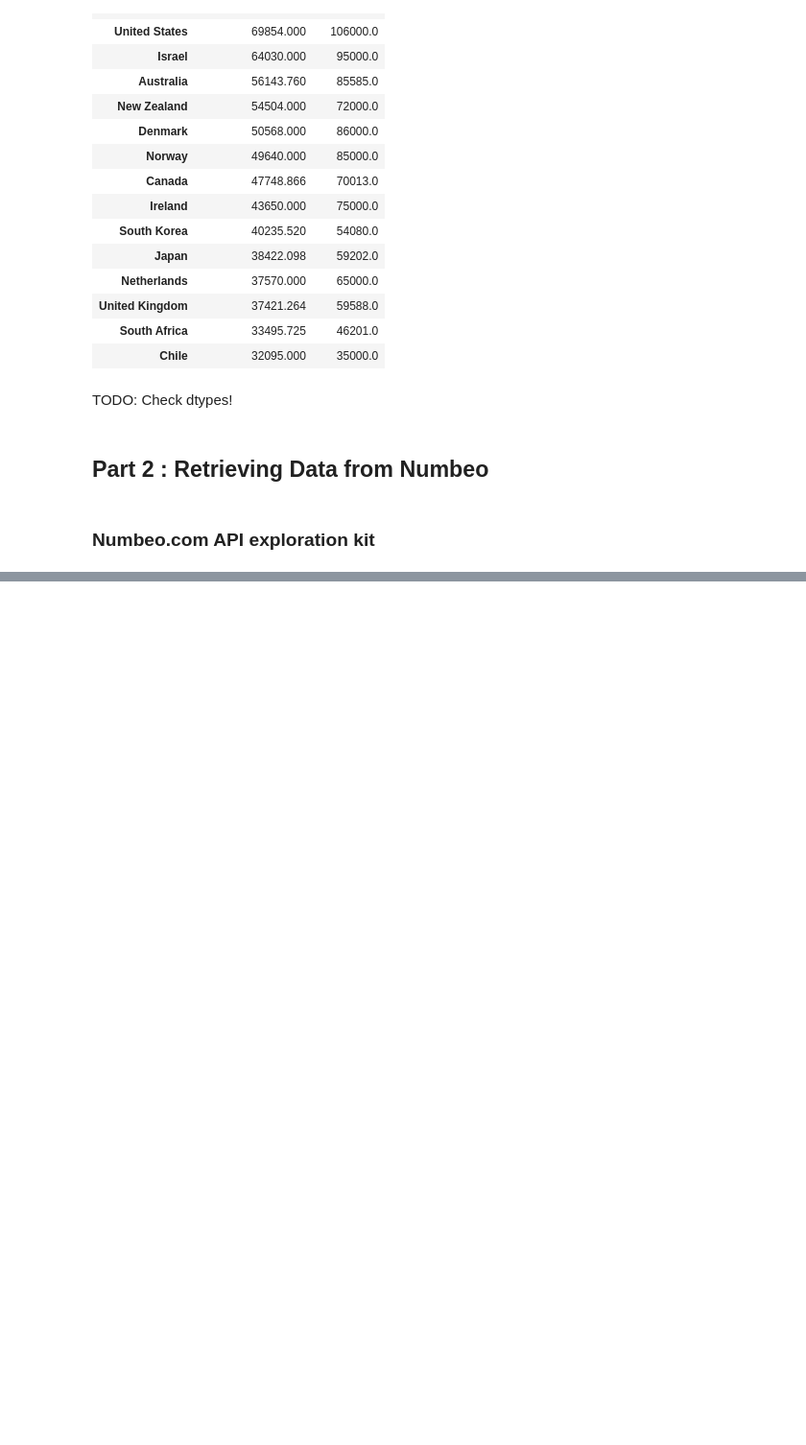
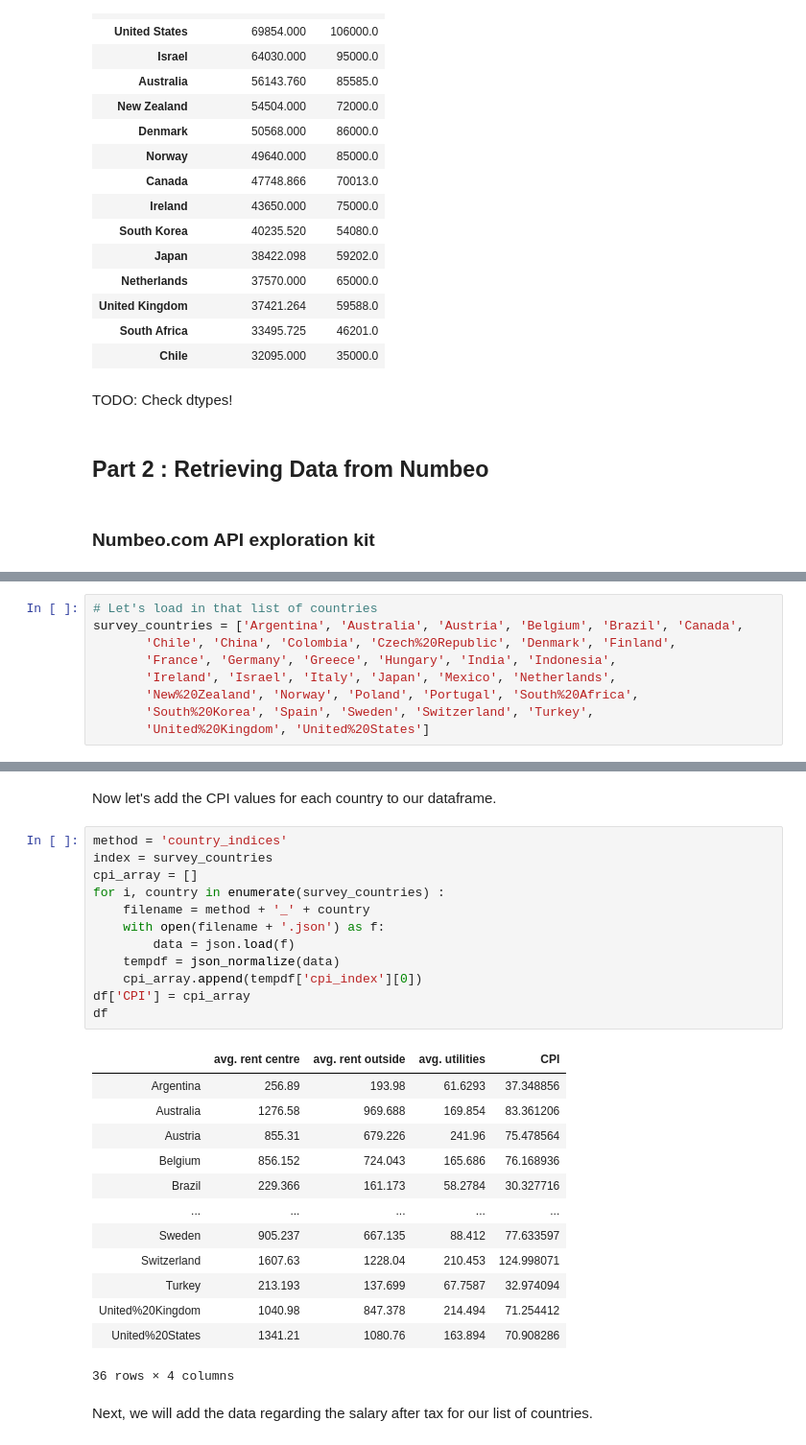
Before and after one commit to hendrikbaacke/Data-Madness, a Jupyter notebook: Income_and_Living_Prices__Data_Madness.ipynb, the cells around one changed output, grey strips where cells are left out. Shown: that part at 96% size. Drawn from its saved outputs; the diff is of its cells as text; blank space fills up the shorter version.

```diff
--- a/Income_and_Living_Prices__Data_Madness.ipynb
+++ b/Income_and_Living_Prices__Data_Madness.ipynb
@@ -854,0 +769,9 @@ Germany
+# %%
+# Let's load in that list of countries
+survey_countries = ['Argentina', 'Australia', 'Austria', 'Belgium', 'Brazil', 'Canada',
+       'Chile', 'China', 'Colombia', 'Czech%20Republic', 'Denmark', 'Finland',
+       'France', 'Germany', 'Greece', 'Hungary', 'India', 'Indonesia',
+       'Ireland', 'Israel', 'Italy', 'Japan', 'Mexico', 'Netherlands',
+       'New%20Zealand', 'Norway', 'Poland', 'Portugal', 'South%20Africa',
+       'South%20Korea', 'Spain', 'Sweden', 'Switzerland', 'Turkey',
+       'United%20Kingdom', 'United%20States']
@@ -854,0 +865,30 @@ Germany
+# %% [markdown]
+Now let's add the CPI values for each country to our dataframe.
+# %%
+method = 'country_indices'
+index = survey_countries
+cpi_array = []
+for i, country in enumerate(survey_countries) :
+    filename = method + '_' + country
+    with open(filename + '.json') as f:
+        data = json.load(f)
+    tempdf = json_normalize(data)
+    cpi_array.append(tempdf['cpi_index'][0])
+df['CPI'] = cpi_array
+df
+# %% [output]
+|  | avg. rent centre | avg. rent outside | avg. utilities | CPI |
+| Argentina | 256.89 | 193.98 | 61.6293 | 37.348856 |
+| Australia | 1276.58 | 969.688 | 169.854 | 83.361206 |
+| Austria | 855.31 | 679.226 | 241.96 | 75.478564 |
+| Belgium | 856.152 | 724.043 | 165.686 | 76.168936 |
+| Brazil | 229.366 | 161.173 | 58.2784 | 30.327716 |
+| ... | ... | ... | ... | ... |
+| Sweden | 905.237 | 667.135 | 88.412 | 77.633597 |
+| Switzerland | 1607.63 | 1228.04 | 210.453 | 124.998071 |
+| Turkey | 213.193 | 137.699 | 67.7587 | 32.974094 |
+| United%20Kingdom | 1040.98 | 847.378 | 214.494 | 71.254412 |
+| United%20States | 1341.21 | 1080.76 | 163.894 | 70.908286 |
+36 rows × 4 columns
+# %% [markdown]
+Next, we will add the data regarding the salary after tax for our list of countries.
```
Also changed, not shown: parts of 17 cells of this notebook.
